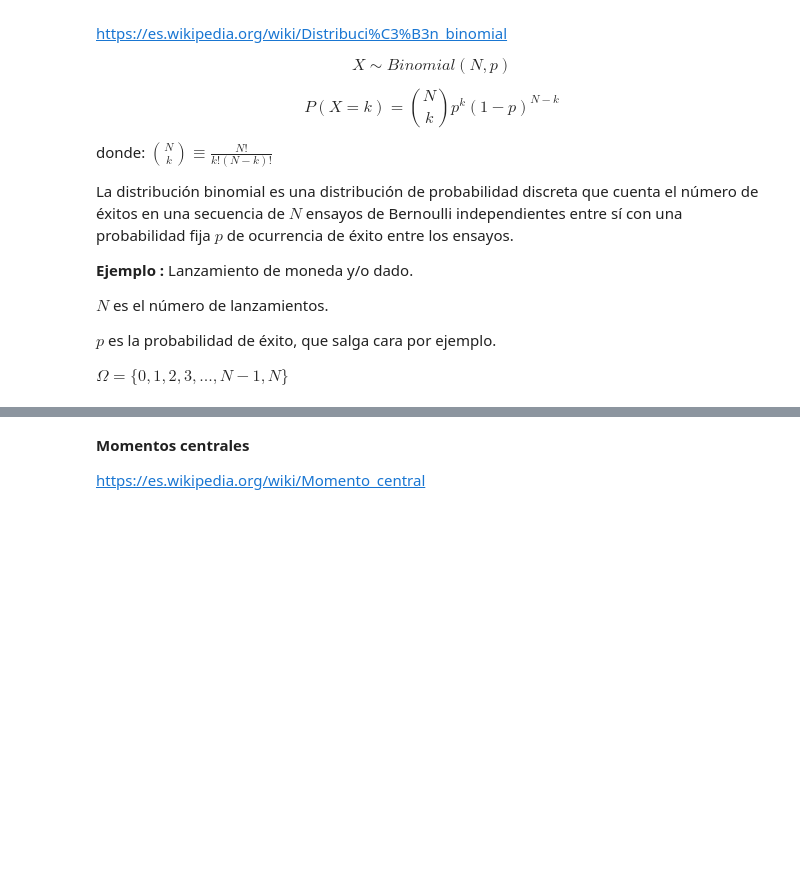
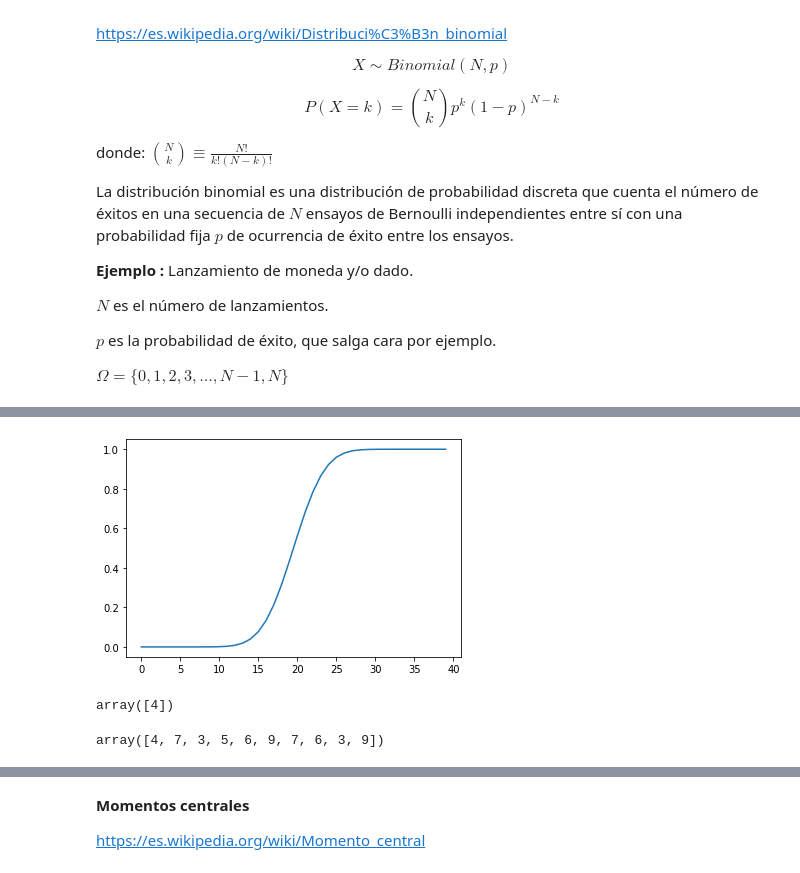
Before and after one commit to Pomilusky/apuntes_clase, a Jupyter notebook: semana_5/2.2 - Distribuciones Discretas.ipynb, the cells around one changed output, grey strips where cells are left out. Drawn from its saved outputs; the diff is of its cells as text; code cells hidden in the pictures; blank space fills up the shorter version.

```diff
--- a/semana_5/2.2 - Distribuciones Discretas.ipynb
+++ b/semana_5/2.2 - Distribuciones Discretas.ipynb
@@ -55,0 +119,20 @@ $\Omega = \{0, 1, 2, 3, ..., N-1, N\}$
+# %%
+x=[i for i in range(40)]             # numero de exitos
+
+y=[binom.cdf(x, 40, 0.5) for x in x] # su probabilidad
+
+plt.plot(x, y);
+
+# cdf=cumulative density function
+# %% [output]
+[figure, added]
+# %%
+binom(10, 0.5).rvs(size=1)
+# %% [output]
+array([4])
+# %%
+muestra=binom(10, 0.5).rvs(size=500)
+
+muestra[:10]
+# %% [output]
+array([4, 7, 3, 5, 6, 9, 7, 6, 3, 9])
```
Also changed, not shown: parts of 47 cells of this notebook.
